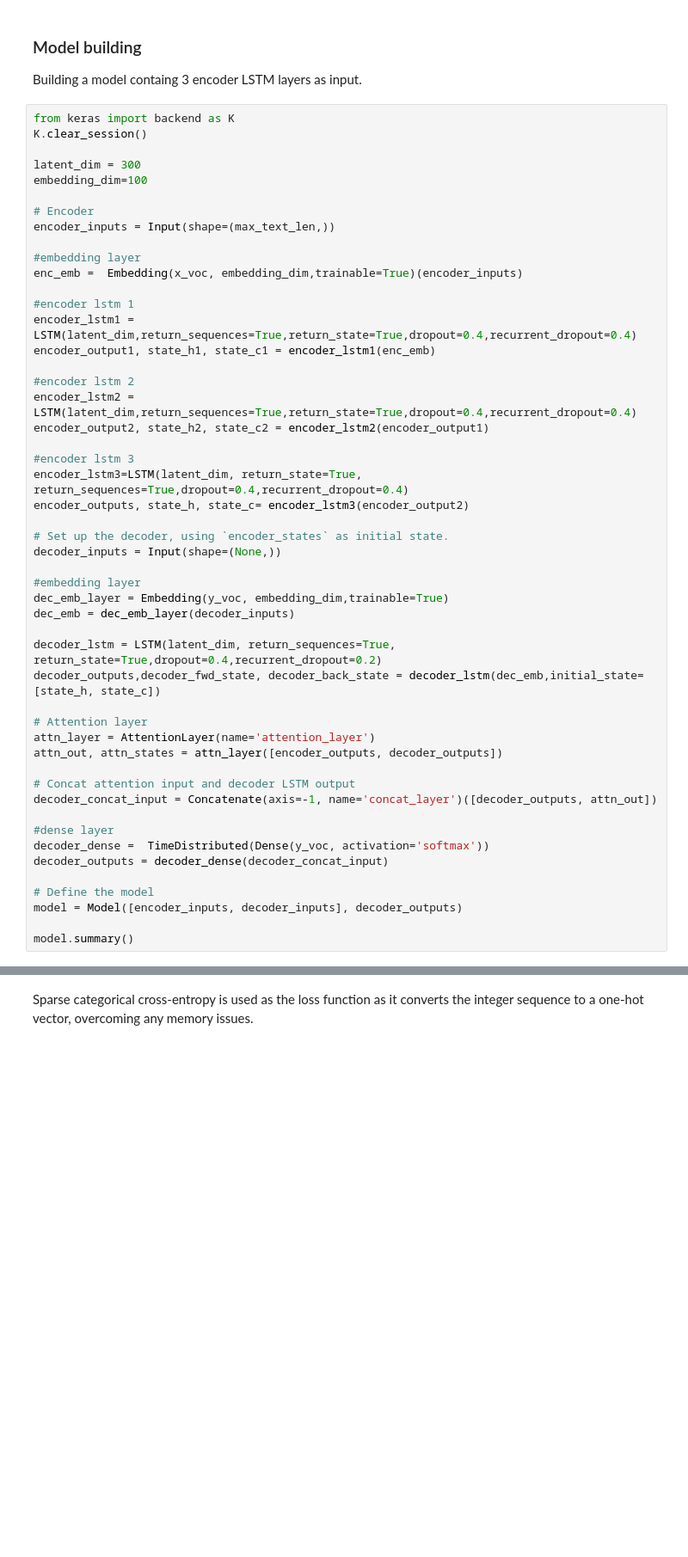
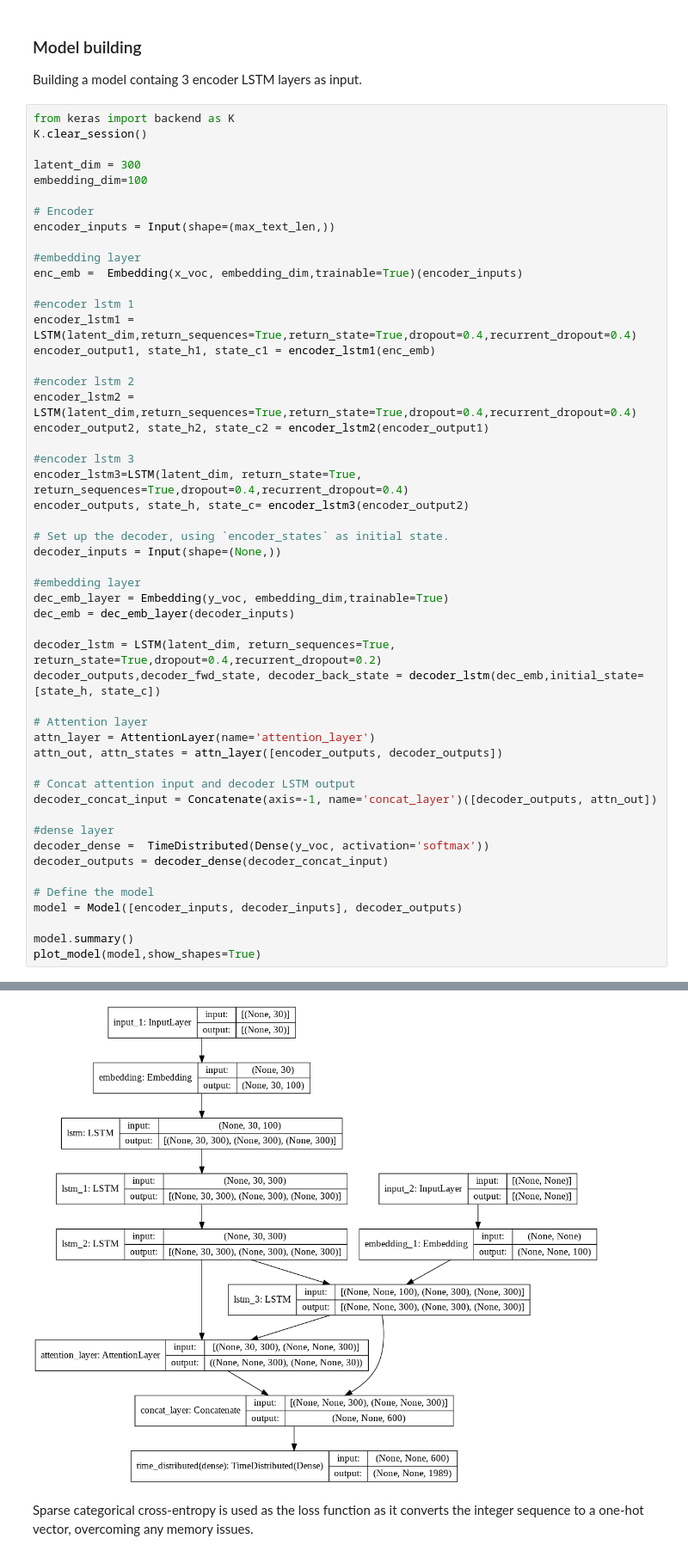
Before and after one commit to easmile/articlesummarizer, a Jupyter notebook: Model_2.ipynb, the cells around one changed output, grey strips where cells are left out. Shown at 86% size. Drawn from its saved outputs; the diff is of its cells as text; blank space fills up the shorter version.

Commit message:
Added model diagrams

```diff
--- a/Model_2.ipynb
+++ b/Model_2.ipynb
@@ -549,33 +550,35 @@ attn_out, attn_states = attn_layer([encoder_outputs, decoder_outputs])
 
 # Concat attention input and decoder LSTM output
 decoder_concat_input = Concatenate(axis=-1, name='concat_layer')([decoder_outputs, attn_out])
 
 #dense layer
 decoder_dense =  TimeDistributed(Dense(y_voc, activation='softmax'))
 decoder_outputs = decoder_dense(decoder_concat_input)
 
 # Define the model
 model = Model([encoder_inputs, decoder_inputs], decoder_outputs)
 
 model.summary()
+plot_model(model,show_shapes=True)
 # %% [output]
 WARNING:tensorflow:Layer lstm will not use cuDNN kernel since it doesn't meet the cuDNN kernel criteria. It will use generic GPU kernel as fallback when running on GPU
 WARNING:tensorflow:Layer lstm_1 will not use cuDNN kernel since it doesn't meet the cuDNN kernel criteria. It will use generic GPU kernel as fallback when running on GPU
 WARNING:tensorflow:Layer lstm_2 will not use cuDNN kernel since it doesn't meet the cuDNN kernel criteria. It will use generic GPU kernel as fallback when running on GPU
 WARNING:tensorflow:Layer lstm_3 will not use cuDNN kernel since it doesn't meet the cuDNN kernel criteria. It will use generic GPU kernel as fallback when running on GPU
 Model: "model"
 __________________________________________________________________________________________________
 Layer (type)                    Output Shape         Param #     Connected to
 ==================================================================================================
 input_1 (InputLayer)            [(None, 30)]         0
 __________________________________________________________________________________________________
 embedding (Embedding)           (None, 30, 100)      844000      input_1[0][0]
 __________________________________________________________________________________________________
 ... (22 lines left out)
 Total params: 4,823,389
 Trainable params: 4,823,389
 Non-trainable params: 0
 __________________________________________________________________________________________________
+[figure, added]
 # %% [markdown]
 Sparse categorical cross-entropy is used as the loss function as it converts the integer sequence to a one-hot vector, overcoming any memory issues.
 # %%
```
Also changed, not shown: parts of 10 cells of this notebook.
